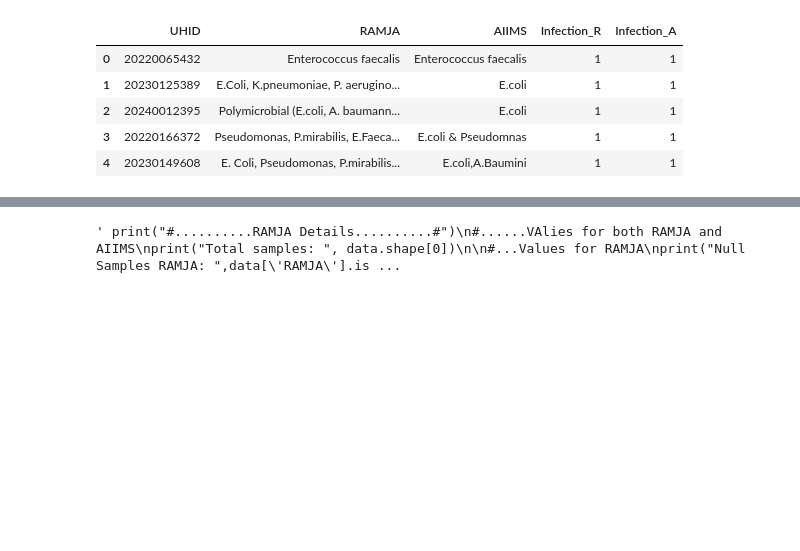
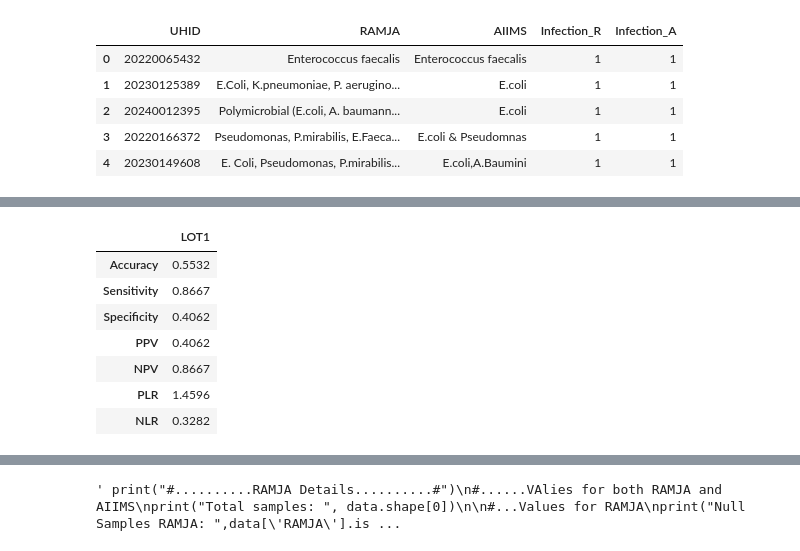
Before and after one commit to neeliit/DiagnosticsPy, a Jupyter notebook: comparision.ipynb, the cells around one changed output, grey strips where cells are left out. Cells and saved outputs as stored; diff of their text form; code cells hidden in the pictures; blank space fills up the shorter version.

```diff
--- a/comparision.ipynb
+++ b/comparision.ipynb
@@ -313,5 +313,19 @@ array([0.54255319, 0.86666667, 0.390625  , 0.4       , 0.86206897,
 # %%
-scoreind = ['Accuracy', 'Sensitivity', 'Specificity', 'PPV', 'NPV', 'PLR', 'NLR']
+scoreid = ['Accuracy', 'Sensitivity', 'Specificity', 'PPV', 'NPV', 'PLR', 'NLR']
+# %%
+df_score = pd.DataFrame(scores(y_true,y_pred),index=scoreid, columns= ['LOT1'])
+# %%
+df_score = round(df_score,4)
+df_score
+# %% [output]
+|  | LOT1 |
+| Accuracy | 0.5532 |
+| Sensitivity | 0.8667 |
+| Specificity | 0.4062 |
+| PPV | 0.4062 |
+| NPV | 0.8667 |
+| PLR | 1.4596 |
+| NLR | 0.3282 |
 # %%
 df_cm =pd.DataFrame(t_cm,index=['RAMJA Positive','RAMJA Negative'], columns= ['AIIMS Positive','AIIMS Negative'])
 df_cm
```
Also changed, not shown: parts of 10 cells of this notebook, 1 other file.
